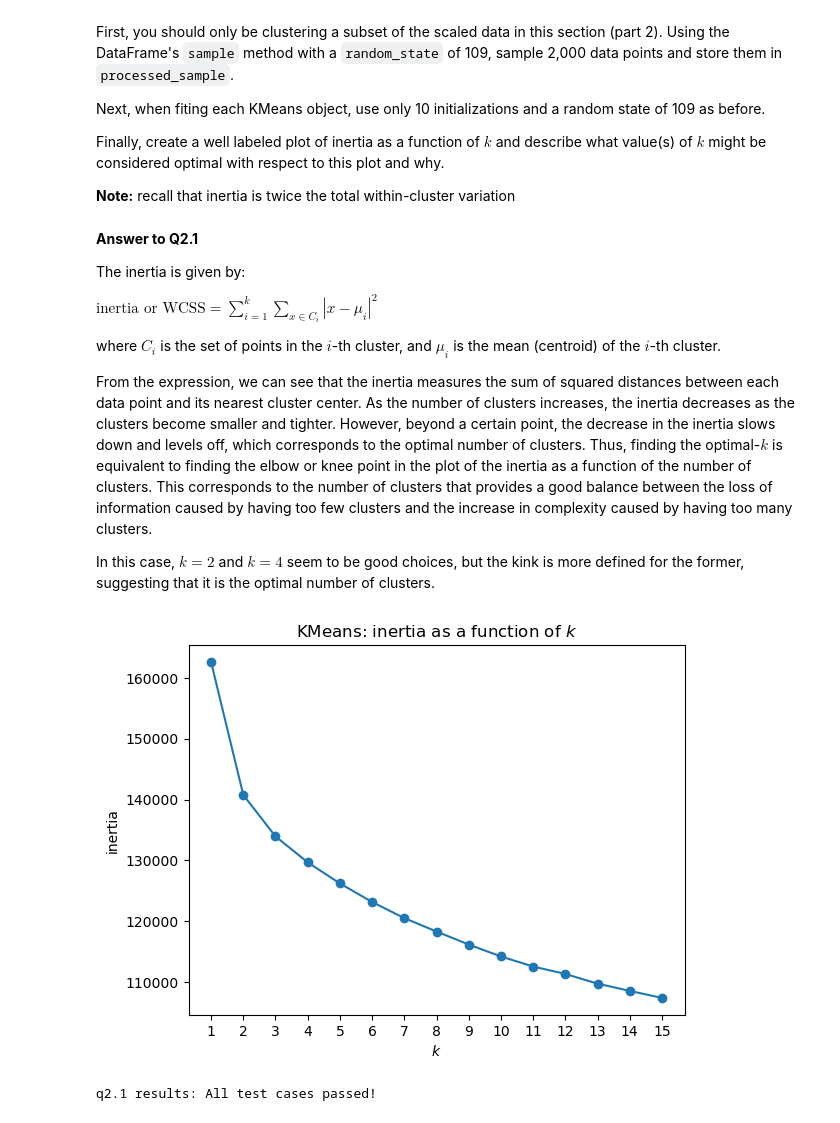
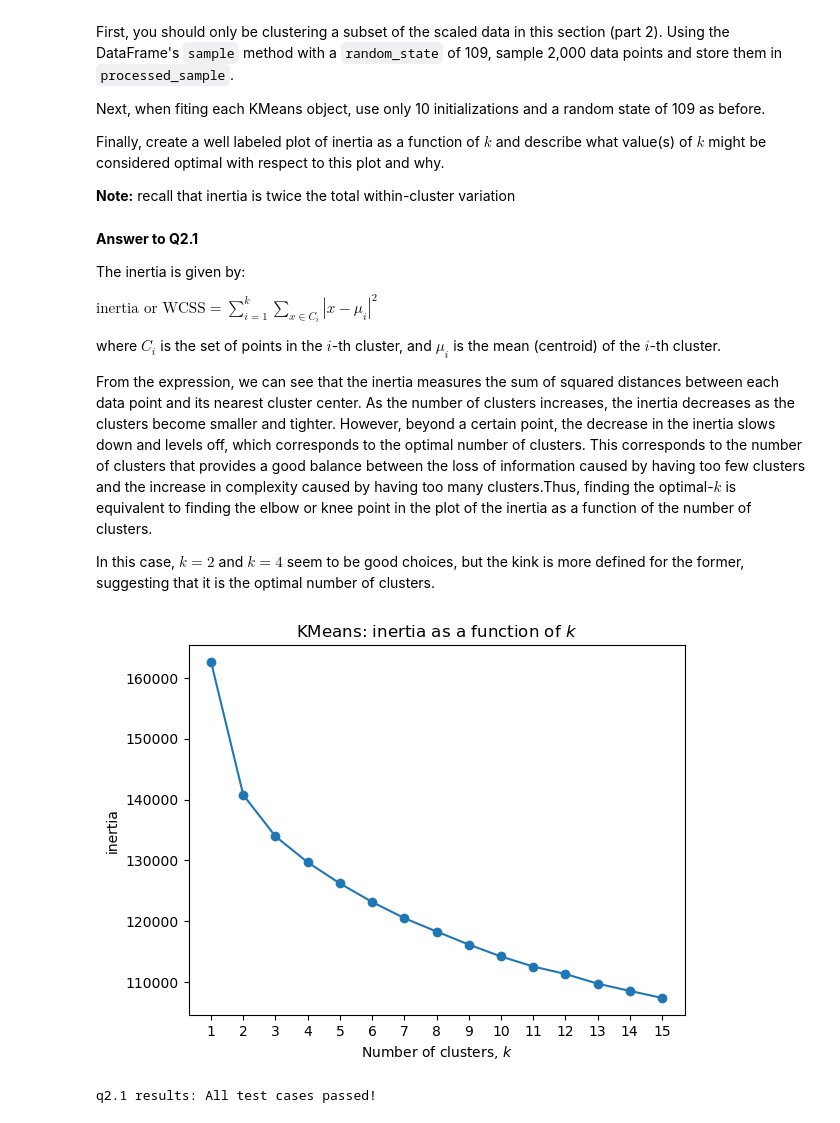
Before and after one commit to jamesliounis/Harvard-Deep-Learning, a Jupyter notebook: cs109b_hw1/cs109b_hw1.ipynb, the cells around one changed output. Drawn from its saved outputs; the diff is of its cells as text; code cells hidden in the pictures.

```diff
--- a/cs109b_hw1/cs109b_hw1.ipynb
+++ b/cs109b_hw1/cs109b_hw1.ipynb
@@ -287,7 +287,7 @@ $\text{inertia or WCSS} = \sum_{i=1}^{k} \sum_{x \in C_i} \left| x - \mu_i \righ
 
 where $C_i$ is the set of points in the $i$-th cluster, and $μ_i$ is the mean (centroid) of the $i$-th cluster.
 
-From the expression, we can see that the inertia measures the sum of squared distances between each data point and its nearest cluster center. As the number of clusters increases, the inertia decreases as the clusters become smaller and tighter. However, beyond a certain point, the decrease in the inertia slows down and levels off, which corresponds to the optimal number of clusters. Thus, finding the optimal-$k$ is equivalent to finding the elbow or knee point in the plot of the inertia as a function of the number of clusters. This corresponds to the number of clusters that provides a good balance between the loss of information caused by having too few clusters and the increase in complexity caused by having too many clusters.
+From the expression, we can see that the inertia measures the sum of squared distances between each data point and its nearest cluster center. As the number of clusters increases, the inertia decreases as the clusters become smaller and tighter. However, beyond a certain point, the decrease in the inertia slows down and levels off, which corresponds to the optimal number of clusters. This corresponds to the number of clusters that provides a good balance between the loss of information caused by having too few clusters and the increase in complexity caused by having too many clusters.Thus, finding the optimal-$k$ is equivalent to finding the elbow or knee point in the plot of the inertia as a function of the number of clusters.
 
 In this case, $k=2$ and $k=4$ seem to be good choices, but the kink is more defined for the former, suggesting that it is the optimal number of clusters.
 # %%
@@ -314,11 +315,11 @@ inertias = [model.inertia_ for model in model_dic.values()]
 # %%
 plt.plot(ks, inertias, 'o-')
 plt.xticks(ks);
-plt.xlabel('$k$')
+plt.xlabel('Number of clusters, $k$')
 plt.ylabel('inertia')
 plt.title('KMeans: inertia as a function of $k$');
 # %% [output]
-[figure, old version]
+[figure, new version]
 # %%
 grader.check("q2.1")
 # %% [output]
```
Also changed, not shown: parts of 16 cells of this notebook, 1 other file.
